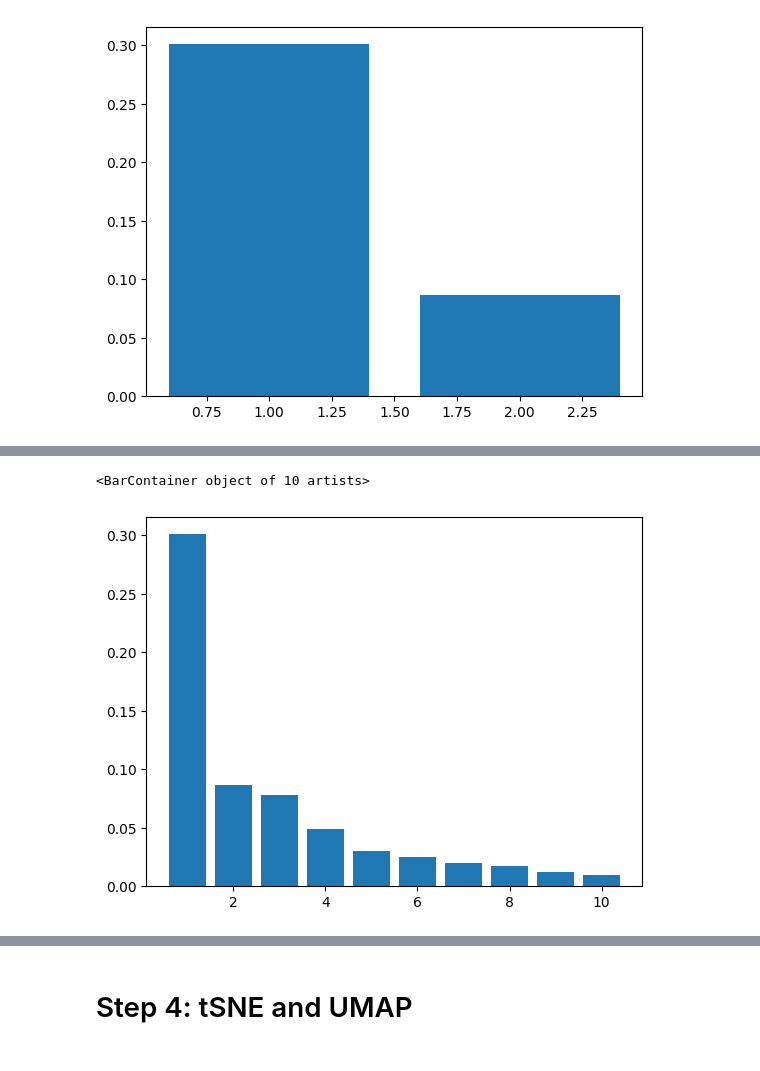
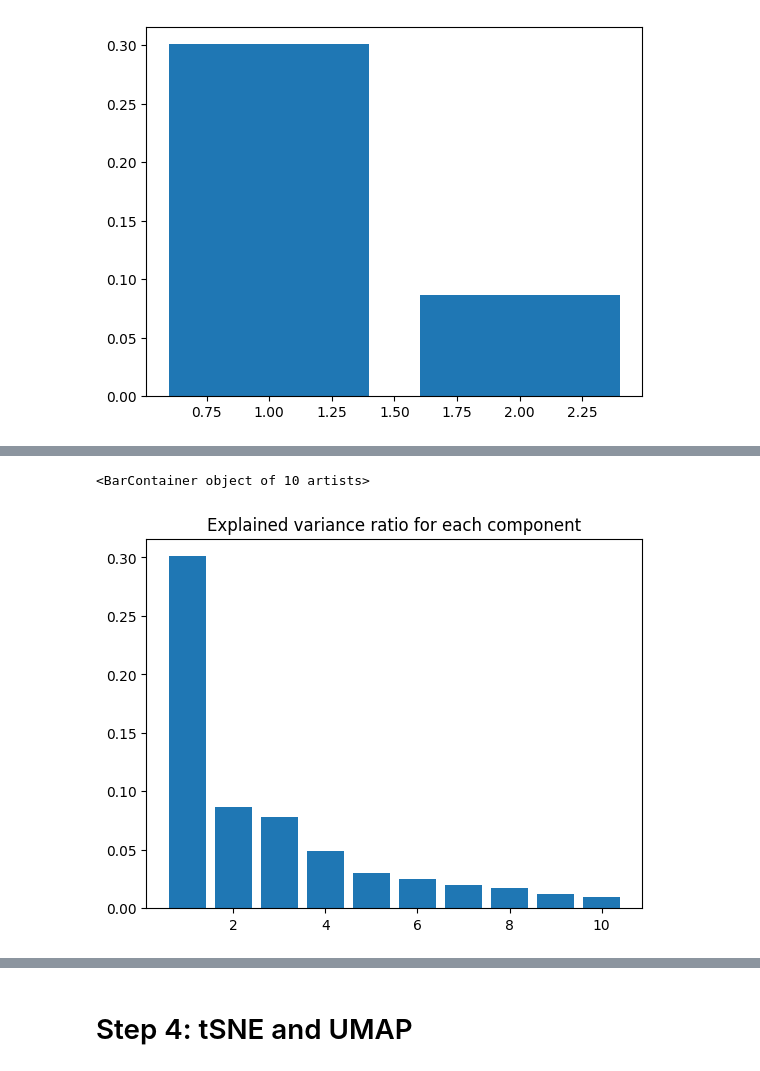
Before and after one commit to betacodd/Biomarkers_identification, a Jupyter notebook: Levy_Eytan_Bakic_Eytan/Eytan_part.ipynb, the cells around one changed output, grey strips where cells are left out. Saved outputs shown, nothing was run; the diff lists cells and outputs as text; code cells hidden in the pictures.

```diff
--- a/Levy_Eytan_Bakic_Eytan/Eytan_part.ipynb
+++ b/Levy_Eytan_Bakic_Eytan/Eytan_part.ipynb
@@ -102,6 +102,7 @@ class SampleMerger:
         names = []
         for item in self.sample_files:
             name = item.split('/')[-1].split('.')[0]
+            name = name.split('_')[0]
             names.append(name)
         self.df.index = names
 
@@ -446,5 +466,6 @@ n_components = 10
 scaled_data = Frame.scale_data()
 transformed_data, expl_variance_ratio = Frame.perform_pca(n_components)
 print(sum(expl_variance_ratio*100))
+plt.title("Explained variance ratio for each component")
 plt.bar(np.arange(1,n_components+1), expl_variance_ratio)
 # %% [output]
@@ -452,5 +473,5 @@ plt.bar(np.arange(1,n_components+1), expl_variance_ratio)
 <BarContainer object of 10 artists>
-[figure, old version]
+[figure, new version]
 # %%
 n_components = 50
 scaled_data = Frame.scale_data()
```
Also changed, not shown: parts of 7 cells of this notebook.
